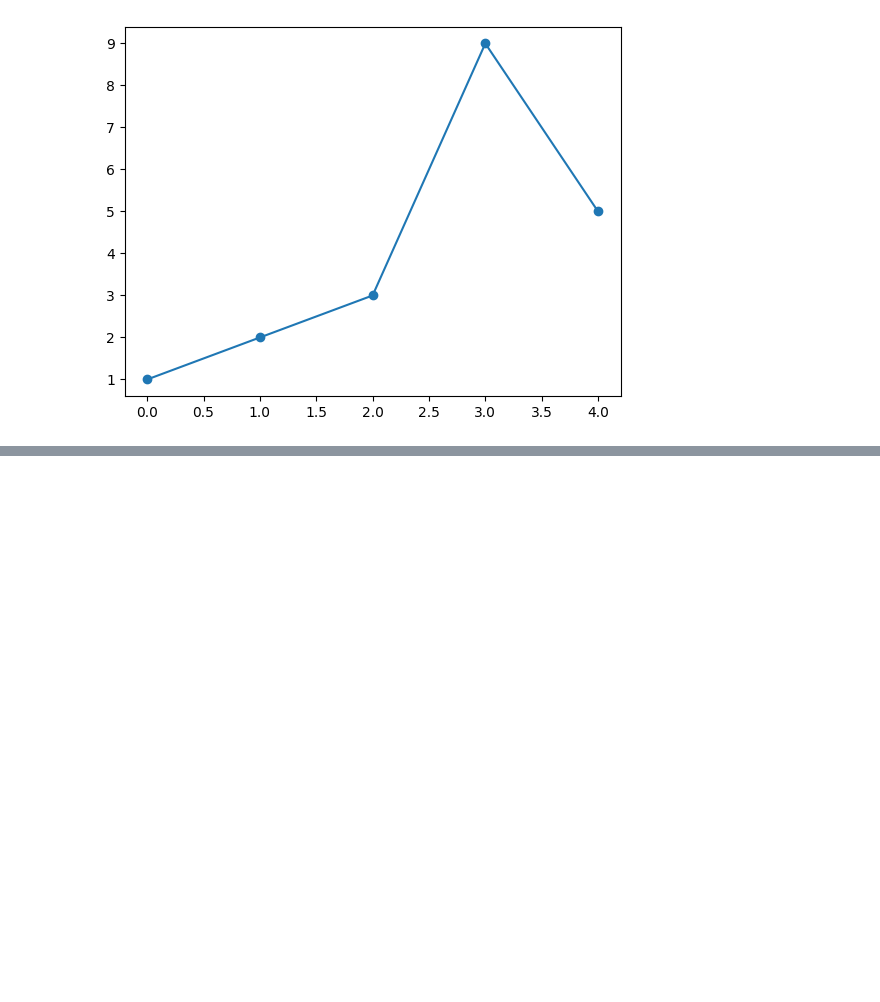
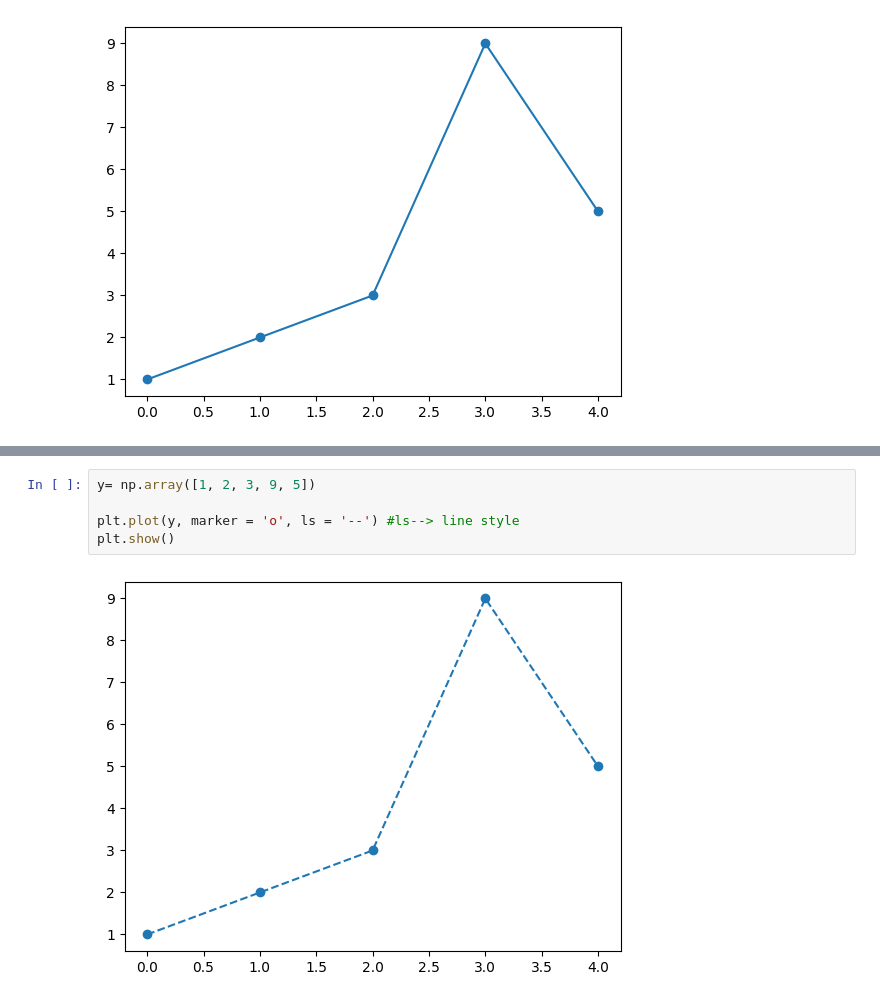
Before and after one commit to Bibek773/AI-ML-Research-Intern-2025, a Jupyter notebook: DataAnalysisAndVisualization/Matplotlib/matplotlib.ipynb, the cells around one changed output, grey strips where cells are left out. Saved outputs shown, nothing was run; the diff lists cells and outputs as text; blank space fills up the shorter version.

```diff
--- a/DataAnalysisAndVisualization/Matplotlib/matplotlib.ipynb
+++ b/DataAnalysisAndVisualization/Matplotlib/matplotlib.ipynb
@@ -122,0 +158,7 @@ plt.show()
+# %%
+y= np.array([1, 2, 3, 9, 5])
+
+plt.plot(y, marker = 'o', ls = '--') #ls--> line style
+plt.show()
+# %% [output]
+[figure, added]
```
Also changed, not shown: parts of 19 cells of this notebook.
